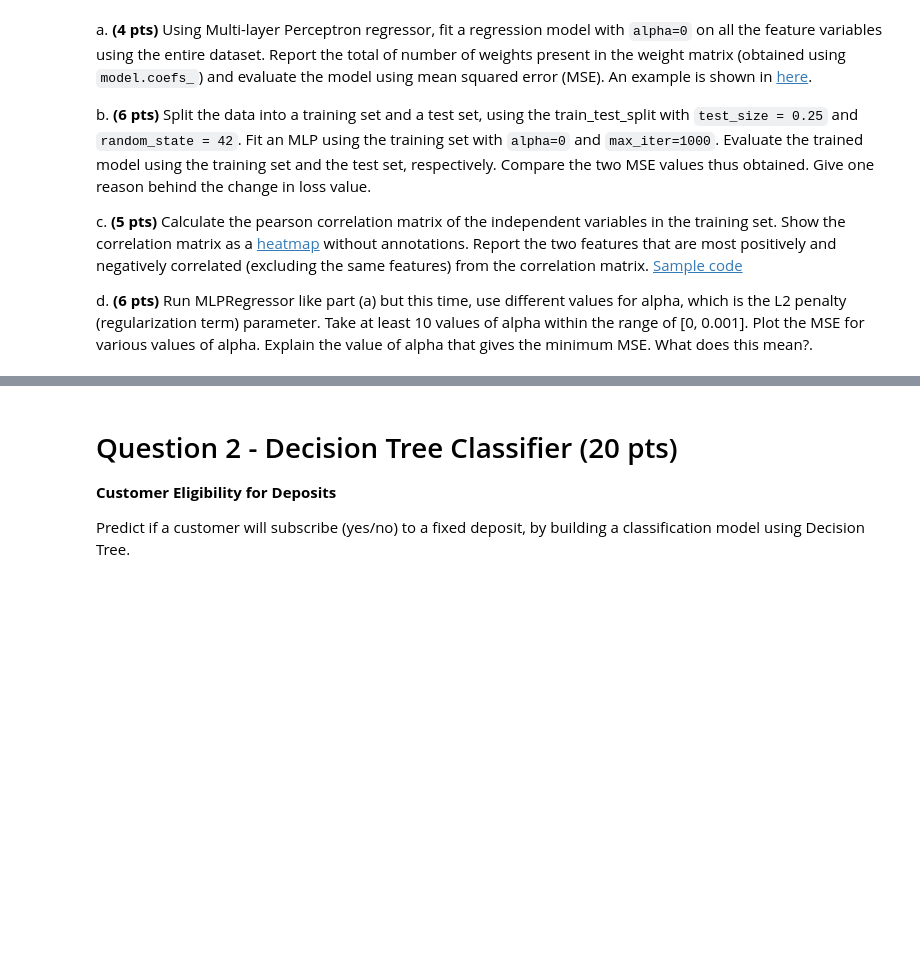
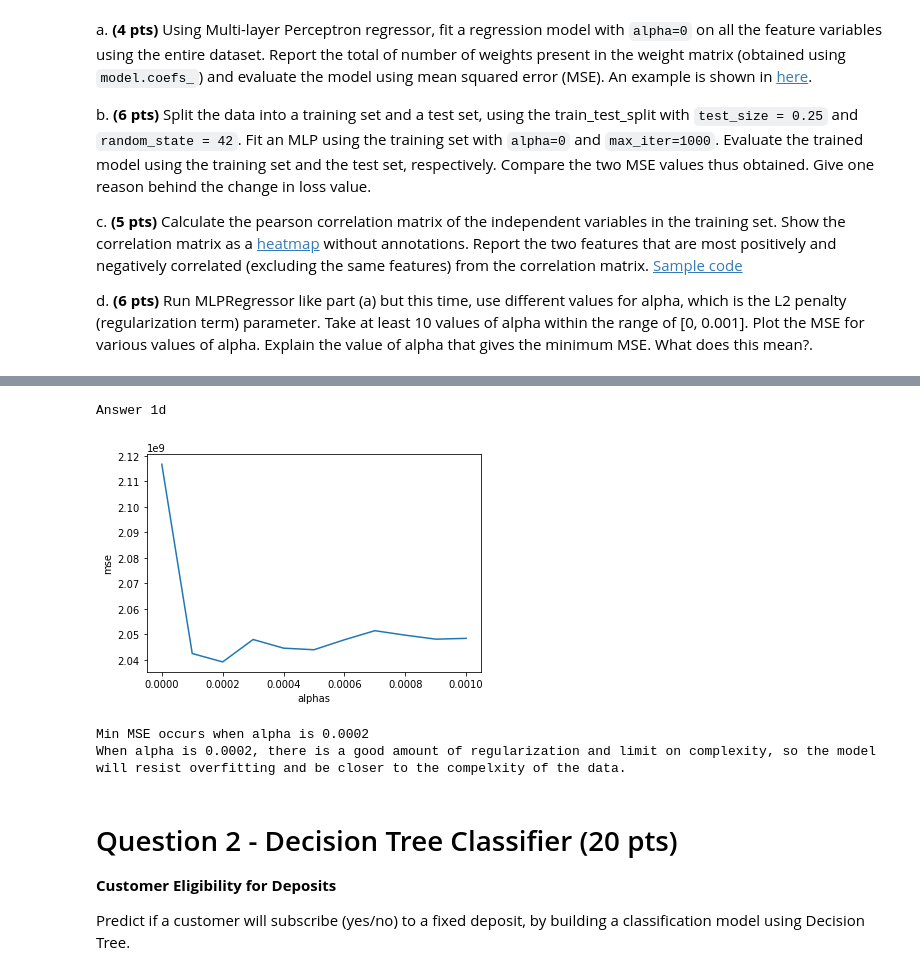
Before and after one commit to alexlisa9/HW3_EE461P, a Jupyter notebook: hw3.ipynb, the cells around one changed output, grey strips where cells are left out. Saved outputs shown, nothing was run; the diff lists cells and outputs as text; code cells hidden in the pictures; blank space fills up the shorter version.

```diff
--- a/hw3.ipynb
+++ b/hw3.ipynb
@@ -47,3 +145,32 @@ d. **(6 pts)** Run MLPRegressor like part (a) but this time, use different value
+# %%
+# Answer 1d
+print("Answer 1d\n")
+import matplotlib.pyplot as plt
+%matplotlib inline
+
+alphas = np.linspace(0, 0.001, 11)
+mse_list = []
+
+for a in alphas:
+    model = MLPRegressor(random_state=42, alpha=a, max_iter=1000)
+    model.fit(X, Y)
+
+    y_pred = model.predict(X)
+    mse = mean_squared_error(Y, y_pred)
+    mse_list.append(mse)
+
+plt.plot(alphas, mse_list)
+plt.xlabel('alphas')
+plt.ylabel('mse')
+plt.show()
+
+print("Min MSE occurs when alpha is 0.0002")
+print("When alpha is 0.0002, there is a good amount of regularization and limit on complexity, so the model will resist overfitting and be closer to the compelxity of the data.")
+# %% [output]
+Answer 1d
+[figure, added]
+Min MSE occurs when alpha is 0.0002
+When alpha is 0.0002, there is a good amount of regularization and limit on complexity, so the model will resist overfitting and be closer to the compelxity of the data.
 # %% [markdown]
 # Question 2 - Decision Tree Classifier (20 pts)
 **Customer Eligibility for Deposits**
```
Also changed, not shown: parts of 10 cells of this notebook.
